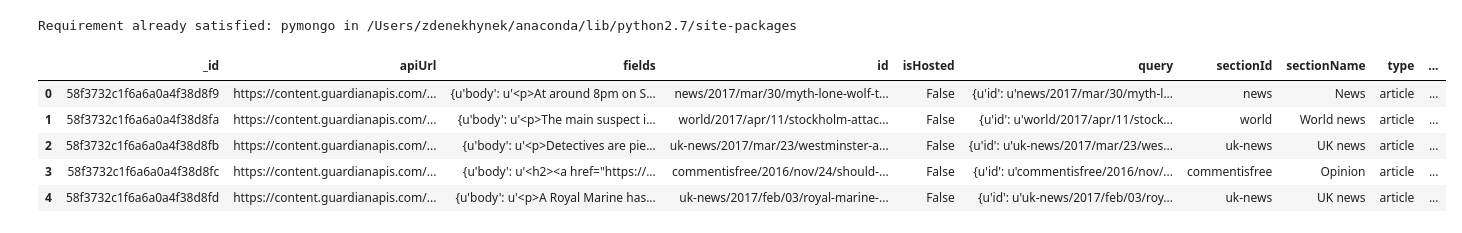
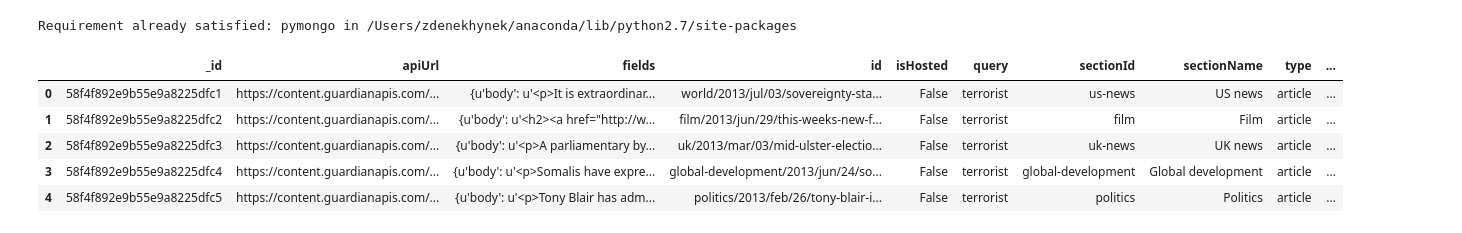
Before and after one commit to zdenekhynek/data-science-capstone, a Jupyter notebook: Exploration.ipynb, the cells around one changed output. Saved outputs shown, nothing was run; the diff lists cells and outputs as text; code cells hidden in the pictures.

```diff
--- a/Exploration.ipynb
+++ b/Exploration.ipynb
@@ -15,14 +15,15 @@ db = client['capstone']
 articles_collection = db.articles
 # %%
 # create dataframe from articles collection
-articles = pd.DataFrame(list(articles_collection.find()))
-articles.head()
+terrorist_articles = articles_collection.find({'query': 'terrorist'})
+terrorist_df = pd.DataFrame(list(terrorist_articles))
+terrorist_df.head()
 # %% [output]
 |  | _id | apiUrl | fields | id | isHosted | query | sectionId | sectionName | type | ... |
-| 0 | 58f3732c1f6a6a0a4f38d8f9 | https://content.guardianapis.com/... | {u'body': u'<p>At around 8pm on S... | news/2017/mar/30/myth-lone-wolf-t... | False | {u'id': u'news/2017/mar/30/myth-l... | news | News | article | ... |
-| 1 | 58f3732c1f6a6a0a4f38d8fa | https://content.guardianapis.com/... | {u'body': u'<p>The main suspect i... | world/2017/apr/11/stockholm-attac... | False | {u'id': u'world/2017/apr/11/stock... | world | World news | article | ... |
-| 2 | 58f3732c1f6a6a0a4f38d8fb | https://content.guardianapis.com/... | {u'body': u'<p>Detectives are pie... | uk-news/2017/mar/23/westminster-a... | False | {u'id': u'uk-news/2017/mar/23/wes... | uk-news | UK news | article | ... |
-| 3 | 58f3732c1f6a6a0a4f38d8fc | https://content.guardianapis.com/... | {u'body': u'<h2><a href="https://... | commentisfree/2016/nov/24/should-... | False | {u'id': u'commentisfree/2016/nov/... | commentisfree | Opinion | article | ... |
-| 4 | 58f3732c1f6a6a0a4f38d8fd | https://content.guardianapis.com/... | {u'body': u'<p>A Royal Marine has... | uk-news/2017/feb/03/royal-marine-... | False | {u'id': u'uk-news/2017/feb/03/roy... | uk-news | UK news | article | ... |
+| 0 | 58f4f892e9b55e9a8225dfc1 | https://content.guardianapis.com/... | {u'body': u'<p>It is extraordinar... | world/2013/jul/03/sovereignty-sta... | False | terrorist | us-news | US news | article | ... |
+| 1 | 58f4f892e9b55e9a8225dfc2 | https://content.guardianapis.com/... | {u'body': u'<h2><a href="http://w... | film/2013/jun/29/this-weeks-new-f... | False | terrorist | film | Film | article | ... |
+| 2 | 58f4f892e9b55e9a8225dfc3 | https://content.guardianapis.com/... | {u'body': u'<p>A parliamentary by... | uk/2013/mar/03/mid-ulster-electio... | False | terrorist | uk-news | UK news | article | ... |
+| 3 | 58f4f892e9b55e9a8225dfc4 | https://content.guardianapis.com/... | {u'body': u'<p>Somalis have expre... | global-development/2013/jun/24/so... | False | terrorist | global-development | Global development | article | ... |
+| 4 | 58f4f892e9b55e9a8225dfc5 | https://content.guardianapis.com/... | {u'body': u'<p>Tony Blair has adm... | politics/2013/feb/26/tony-blair-i... | False | terrorist | politics | Politics | article | ... |
 # %%
 # add column with datetime format converted from timestamp
```
Also changed, not shown: parts of 4 cells of this notebook, 1 other file.
